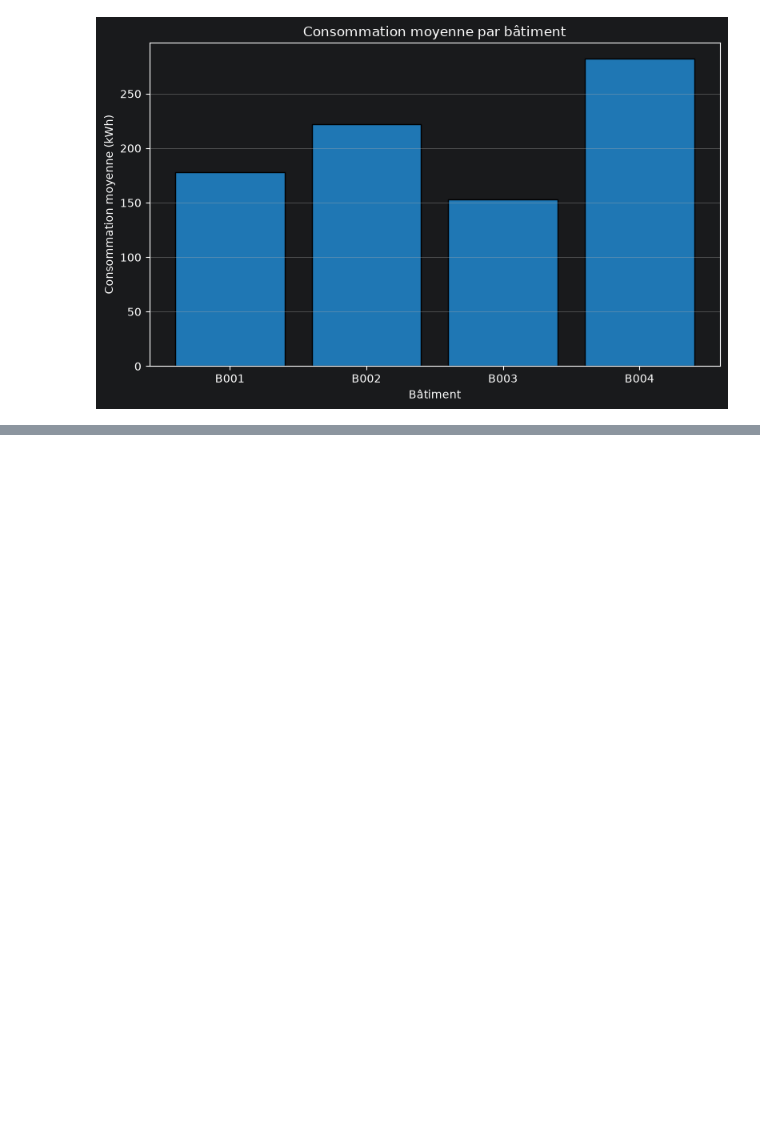
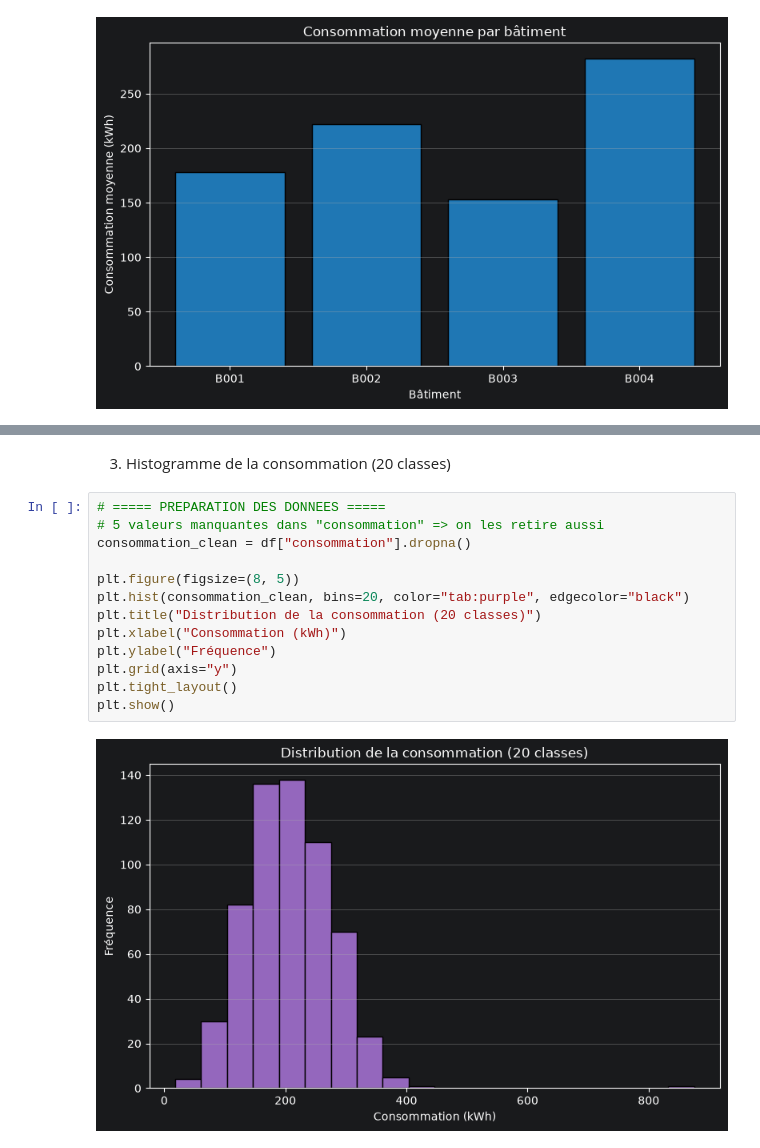
Before and after one commit to Abdouaziz2/atelier_matplotlib_iot, a Jupyter notebook: notebooks/atelier_matplotlib_iot.ipynb, the cells around one changed output, grey strips where cells are left out. Saved outputs shown, nothing was run; the diff lists cells and outputs as text; blank space fills up the shorter version.

```diff
--- a/notebooks/atelier_matplotlib_iot.ipynb
+++ b/notebooks/atelier_matplotlib_iot.ipynb
@@ -160,0 +214,17 @@ plt.show()
+# %% [markdown]
+3) Histogramme de la consommation (20 classes)
+# %%
+# ===== PREPARATION DES DONNEES =====
+# 5 valeurs manquantes dans "consommation" => on les retire aussi
+consommation_clean = df["consommation"].dropna()
+
+plt.figure(figsize=(8, 5))
+plt.hist(consommation_clean, bins=20, color="tab:purple", edgecolor="black")
+plt.title("Distribution de la consommation (20 classes)")
+plt.xlabel("Consommation (kWh)")
+plt.ylabel("Fréquence")
+plt.grid(axis="y")
+plt.tight_layout()
+plt.show()
+# %% [output]
+[figure, added]
```
Also changed, not shown: parts of 19 cells of this notebook.
